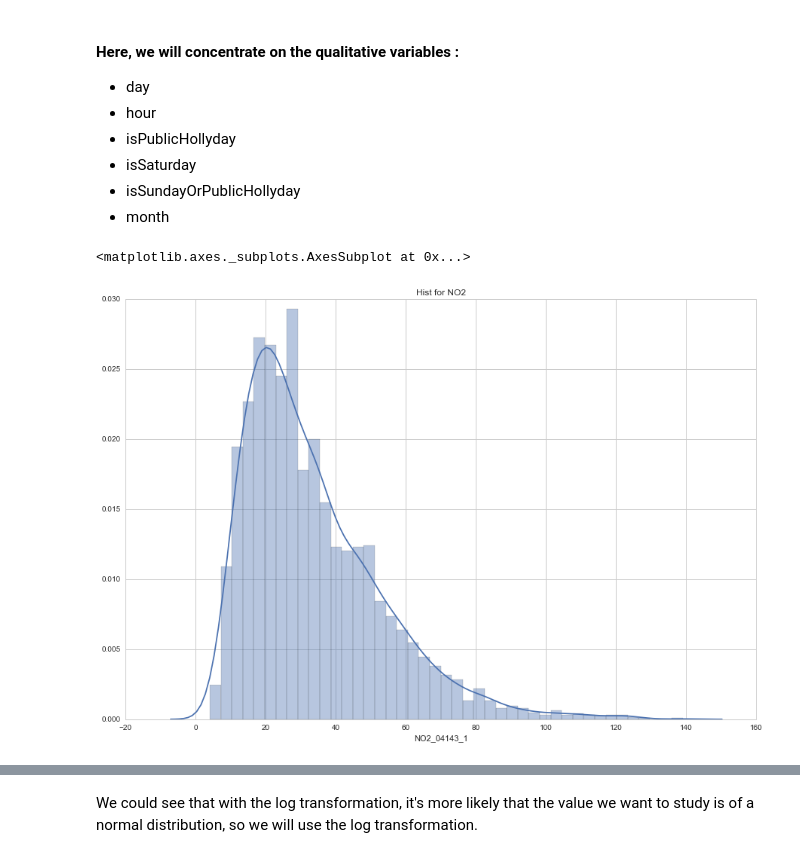
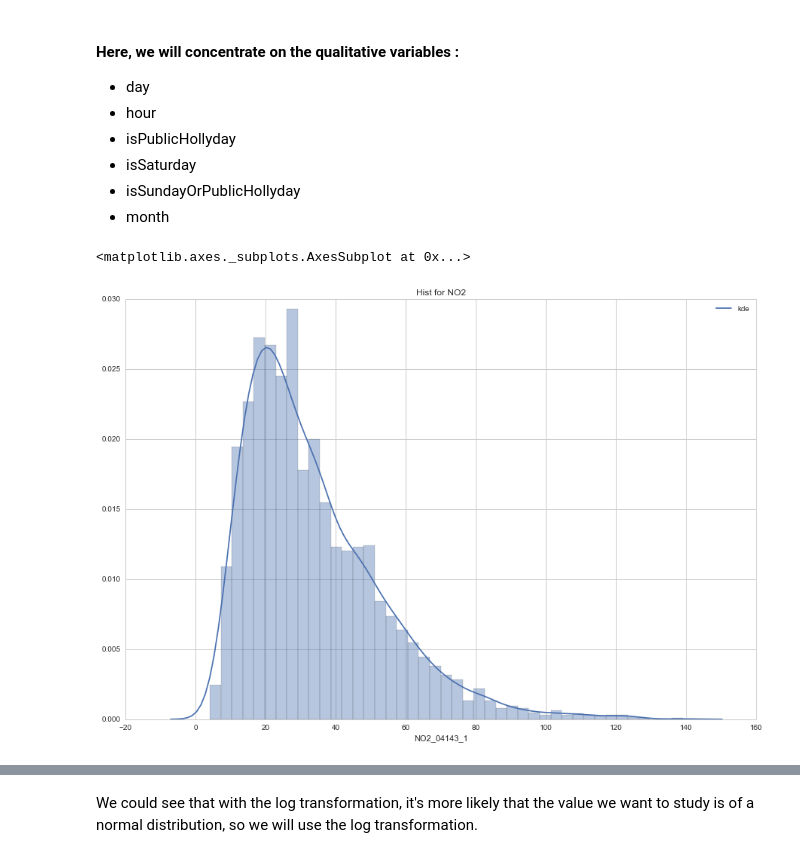
Before and after one commit to MGIMM/Predict-pollution-in-an-asian-megacity, a Jupyter notebook: Nominal Variables (for NO2).ipynb, the cells around one changed output, grey strips where cells are left out. Drawn from its saved outputs; the diff is of its cells as text; code cells hidden in the pictures.

```diff
--- a/Nominal Variables (for NO2).ipynb
+++ b/Nominal Variables (for NO2).ipynb
@@ -56,11 +57,11 @@ sns.set_style('whitegrid')
 # %%
 plt.figure(figsize=(15,10))
 plt.title('Hist for '+Object)
 data = Ytrain[ Object +'_04143_'+ Hour]
-sns.distplot(data, norm_hist=True)
+sns.distplot(data, norm_hist=True,kde_kws={"label":"kde"})
 # %% [output]
 <matplotlib.axes._subplots.AxesSubplot at 0x...>
-[figure, old version]
+[figure, new version]
 # %%
 plt.figure(figsize=(15,10))
 plt.title('Hist for log('+Object+")")
```
Also changed, not shown: parts of 14 cells of this notebook, 2 other files.
